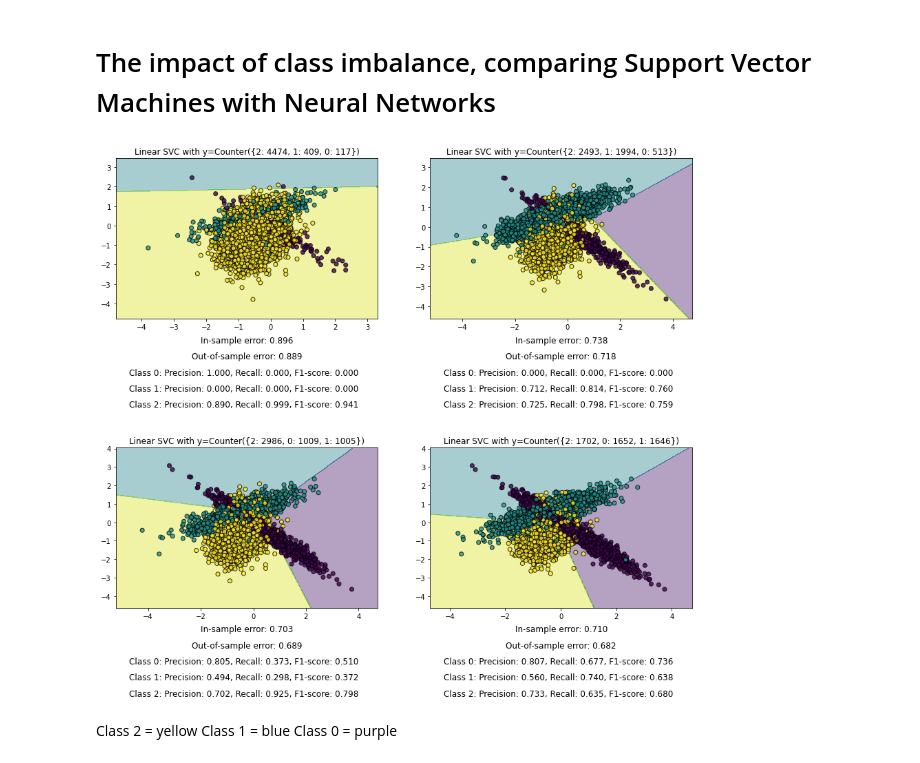
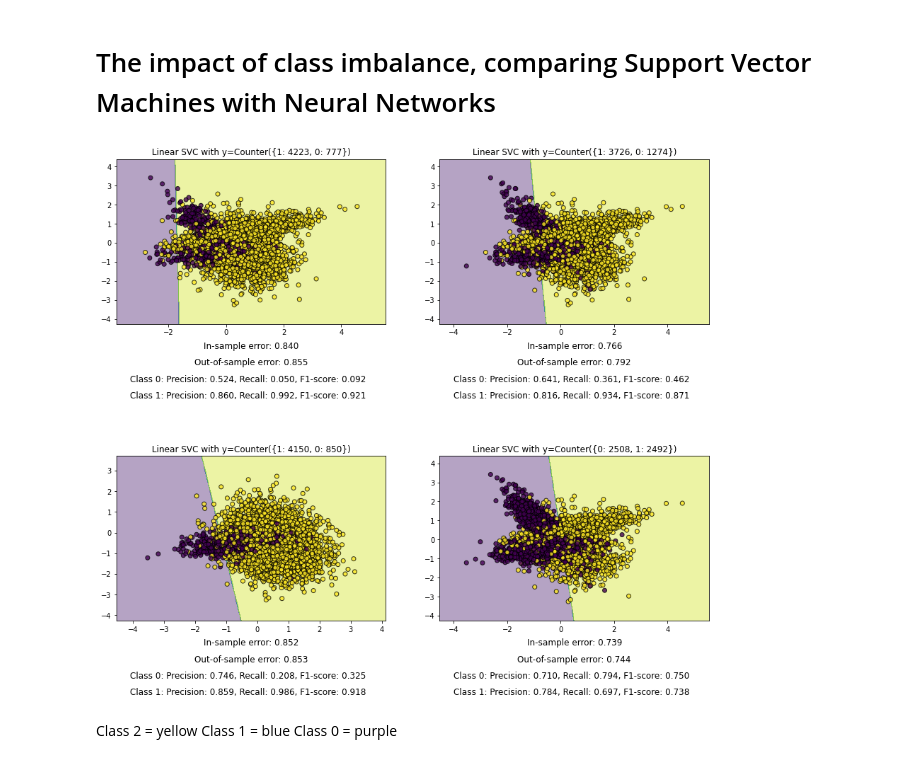
Before and after one commit to lucavella/SFML-project, a Jupyter notebook: Milan.ipynb, the cells around one changed output. Saved outputs shown, nothing was run; the diff lists cells and outputs as text; code cells hidden in the pictures.

```diff
--- a/Milan.ipynb
+++ b/Milan.ipynb
@@ -60,44 +64,45 @@ def plot_decision_function(X, y, clf, ax):
     Z = Z.reshape(xx.shape)
     ax.contourf(xx, yy, Z, alpha=0.4)
     ax.scatter(X[:, 0], X[:, 1], alpha=0.8, c=y, edgecolor='k')
-# %%
-fig, ((ax1, ax2), (ax3, ax4)) = plt.subplots(2, 2, figsize=(15, 12))
-fig.subplots_adjust(wspace=0.2, hspace=0.8)
-
-ax_arr = (ax1, ax2, ax3, ax4)
-weights_arr = ((0.02, 0.08, 0.9), (0.1, 0.4, 0.5),
-               (0.2, 0.2, 0.6), (0.33, 0.33, 0.34))
-
-for ax, weights in zip(ax_arr, weights_arr):
-    X, y = create_dataset(weights=weights, n_samples=5000, n_classes=3, class_sep=0.5, n_clusters=1)
-
-    ax.set_title('Linear SVC with y={}'.format(Counter(y)))
-
-    X_train, X_test, y_train, y_test = train_test_split(X, y, test_size=0.3, random_state=42)
-    clf = LinearSVC().fit(X_train, y_train)
-
-    plot_decision_function(X, y, clf, ax)
-
-    y_true = y_test
-
-    # compute in-sample error (accuracy on the training set)
-    y_pred_train = clf.predict(X_train)
-    in_sample_error = accuracy_score(y_train, y_pred_train)
-
-    # compute out-of-sample error (accuracy on the testing set)
-    y_pred_test = clf.predict(X_test)
-    out_of_sample_error = accuracy_score(y_test, y_pred_test)
-
-    ax.text(0.5, -0.15, "In-sample error: {:.3f}".format(in_sample_error), transform=ax.transAxes, ha='center', fontsize=12)
-    ax.text(0.5, -0.25, "Out-of-sample error: {:.3f}".format(out_of_sample_error), transform=ax.transAxes, ha='center', fontsize=12)
-
-    class_labels = np.unique(y)
-    report = classification_report(y_true, y_pred_test, zero_division=1, output_dict=True)
-
-    for i, label in enumerate(class_labels):
-        ax.text(0.05, -0.35-i*0.1, "Class {}: Precision: {:.3f}, Recall: {:.3f}, F1-score: {:.3f}".format(label, report[str(label)]['precision'], report[str(label)]['recall'], report[str(label)]['f1-score']), transform=ax.transAxes, fontsize=12)
-# %% [output]
-[figure, removed]
+# %%
+fig, ((ax1, ax2), (ax3, ax4)) = plt.subplots(2, 2, figsize=(15, 12))
+fig.subplots_adjust(wspace=0.2, hspace=0.8)
+
+ax_arr = (ax1, ax2, ax3, ax4)
+weights_arr = ((0.15, 0.85), (0.25, 0.75),
+               (0.33, 67), (0.5, 0.5))
+for ax, weights in zip(ax_arr, weights_arr):
+    X, y = create_dataset(weights=weights, n_samples=5000, n_classes=2,
+                   class_sep=0.5, n_clusters=2)
+
+    ax.set_title('Linear SVC with y={}'.format(Counter(y)))
+
+    X_train, X_test, y_train, y_test = train_test_split(X, y, test_size=0.3, random_state=42)
+
+    clf = LinearSVC().fit(X_train, y_train)
+
+    plot_decision_function(X, y, clf, ax)
+
+    y_true = y_test
+
+    # compute in-sample error (accuracy on the training set)
+    y_pred_train = clf.predict(X_train)
+    in_sample_error = accuracy_score(y_train, y_pred_train)
+
+    # compute out-of-sample error (accuracy on the testing set)
+    y_pred_test = clf.predict(X_test)
+    out_of_sample_error = accuracy_score(y_test, y_pred_test)
+
+    ax.text(0.5, -0.15, "In-sample error: {:.3f}".format(in_sample_error), transform=ax.transAxes, ha='center', fontsize=12)
+    ax.text(0.5, -0.25, "Out-of-sample error: {:.3f}".format(out_of_sample_error), transform=ax.transAxes, ha='center', fontsize=12)
+
+    class_labels = np.unique(y)
+    report = classification_report(y_true, y_pred_test, zero_division=1, output_dict=True)
+
+    for i, label in enumerate(class_labels):
+        ax.text(0.05, -0.35-i*0.1, "Class {}: Precision: {:.3f}, Recall: {:.3f}, F1-score: {:.3f}".format(label, report[str(label)]['precision'], report[str(label)]['recall'], report[str(label)]['f1-score']), transform=ax.transAxes, fontsize=12)
+# %% [output]
+[figure, added]
 # %% [markdown]
 Class 2 = yellow
 Class 1 = blue
```
Also changed, not shown: parts of 11 cells of this notebook.
